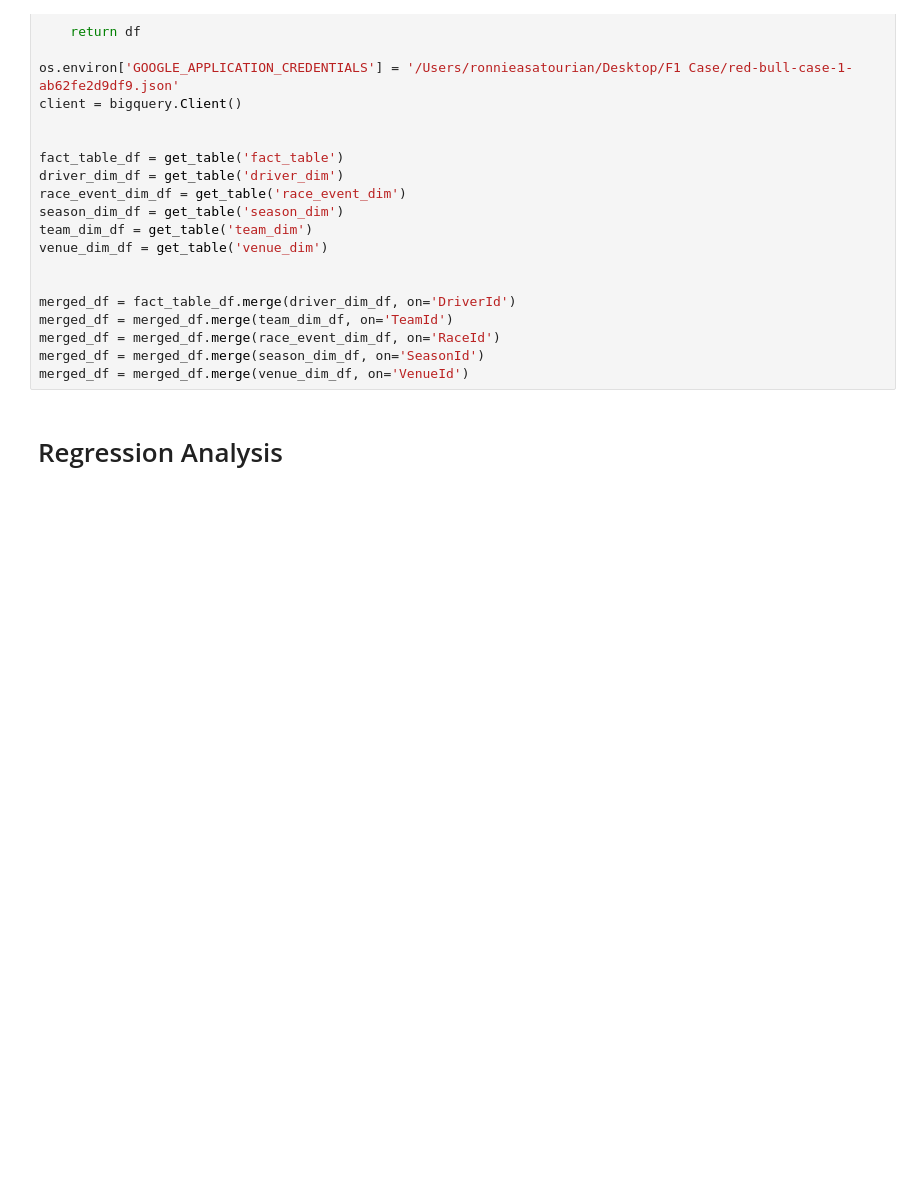
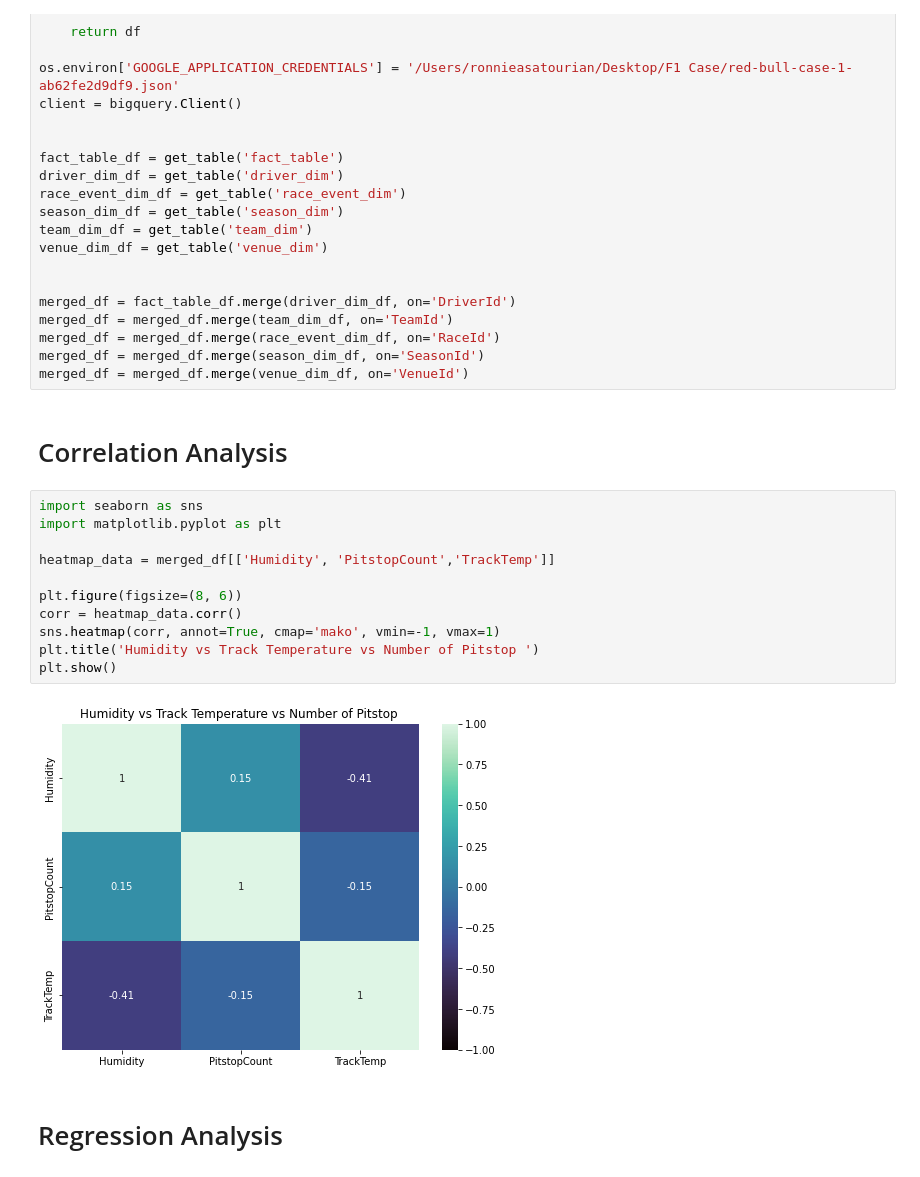
Before and after one commit to roniasatourian/Red-bull-F1-Case, a Jupyter notebook: Regression Analysis-ARIMA/Regression-Analysis.ipynb, the cells around one changed output. Cells and saved outputs as stored; diff of their text form; blank space fills up the shorter version.

```diff
--- a/Regression Analysis-ARIMA/Regression-Analysis.ipynb
+++ b/Regression Analysis-ARIMA/Regression-Analysis.ipynb
@@ -31,6 +31,21 @@ merged_df = merged_df.merge(team_dim_df, on='TeamId')
 merged_df = merged_df.merge(race_event_dim_df, on='RaceId')
 merged_df = merged_df.merge(season_dim_df, on='SeasonId')
 merged_df = merged_df.merge(venue_dim_df, on='VenueId')
+# %% [markdown]
+# Correlation Analysis
+# %%
+import seaborn as sns
+import matplotlib.pyplot as plt
+
+heatmap_data = merged_df[['Humidity', 'PitstopCount','TrackTemp']]
+
+plt.figure(figsize=(8, 6))
+corr = heatmap_data.corr()
+sns.heatmap(corr, annot=True, cmap='mako', vmin=-1, vmax=1)
+plt.title('Humidity vs Track Temperature vs Number of Pitstop ')
+plt.show()
+# %% [output]
+[figure, added]
 # %% [markdown]
 # Regression Analysis
 # %%
```
Also changed, not shown: parts of 2 cells of this notebook, 8 other files.
